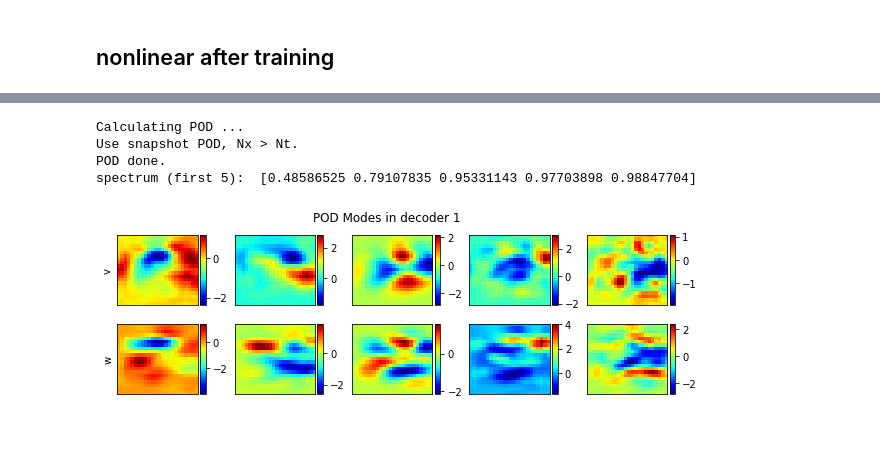
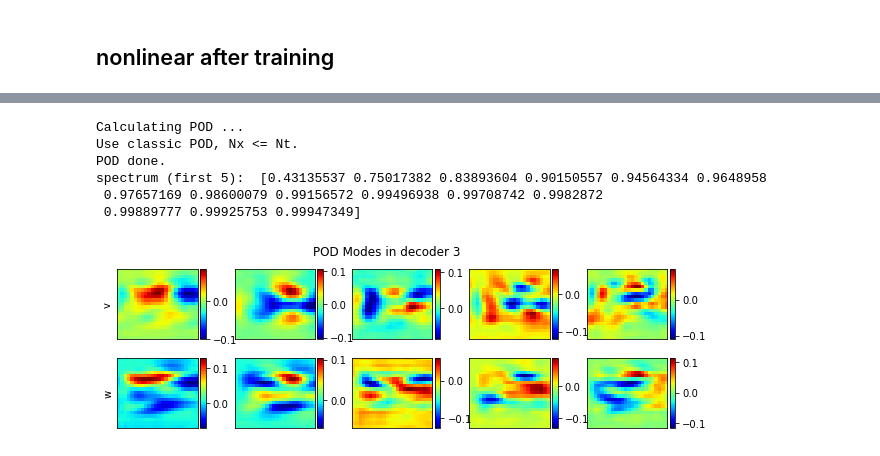
Before and after one commit to MagriLab/MD-CNN-AE, a Jupyter notebook: experiment.ipynb, the cells around one changed output, grey strips where cells are left out. Saved outputs shown, nothing was run; the diff lists cells and outputs as text; code cells hidden in the pictures.

```diff
--- a/experiment.ipynb
+++ b/experiment.ipynb
@@ -388,13 +479,13 @@ plt.show()
 hist_train_3 = []
 hist_val_3 = []
 # %%
-pat = 100 # EarlyStopping
+pat = 200 # EarlyStopping
 tempfn = './temp_training-nonlinear.h5'
 model_cb=ModelCheckpoint(tempfn, monitor='val_loss',save_best_only=True,verbose=0,save_weights_only=True)
 early_cb=EarlyStopping(monitor='val_loss', patience=pat,verbose=0)
 cb = [model_cb, early_cb]
 
-mdl_nonlinear.load_weights(tempfn)
+# mdl_nonlinear.load_weights('./temp_training-nonlinear.h5')
 # Training
 hist0 = mdl_nonlinear.fit(u_train[0,:,:,:,:], u_train[0,:,:,:,:],
                 epochs=nb_epoch,
@@ -468,8 +559,9 @@ total loss: 1.4975613355636597     mse loss: 1.4744977
 # %%
 plt.figure()
+for i in range(latent_dim):
+    plt.plot(latent_test_3[:,i],label=str(i+1))
+plt.xlim([0,600])
 plt.title('latent variables after training with nonlinear ae')
-plt.plot(latent_test_3[:,0],label='1')
-plt.plot(latent_test_3[:,1],label='2')
 plt.legend()
 plt.show()
 # %% [output]
@@ -534,0 +617,31 @@ plt.show()
+# %%
+fig,ax = plt.subplots(1,5,figsize=(12,2))
+fig.suptitle('nonlinear ae modes after training')
+ax[0].set_ylabel('v')
+for i, ax in enumerate(fig.axes):
+    if i < len(nonlinear_decoders):
+        m = nonlinear_decoders[i].predict(np.reshape(1,(1,1)))
+        im = ax.imshow(m[0,:,:,0],'jet')
+        ax.set_xticks([])
+        ax.set_yticks([])
+        ax.set_title(str(i+1))
+        ax_divider = make_axes_locatable(ax)
+        cax = ax_divider.append_axes("right", size="5%", pad="2%")
+        plt.colorbar(im,cax=cax)
+plt.tight_layout()
+
+
+fig,ax = plt.subplots(1,5,figsize=(12,2))
+fig.suptitle('nonlinear ae modes after training')
+ax[0].set_ylabel('w')
+for i, ax in enumerate(fig.axes):
+    if i < len(nonlinear_decoders):
+        m = nonlinear_decoders[i].predict(np.reshape(1,(1,1)))
+        im = ax.imshow(m[0,:,:,1],'jet')
+        ax.set_xticks([])
+        ax.set_yticks([])
+        ax.set_title(str(i+1))
+        ax_divider = make_axes_locatable(ax)
+        cax = ax_divider.append_axes("right", size="5%", pad="2%")
+        plt.colorbar(im,cax=cax)
+plt.tight_layout()
@@ -535,6 +651,6 @@ plt.show()
 # %%
 ## decompose ae modes
-which_decoder = 1-1
+which_decoder = 3-1
 PlotWhichVelocity = 'v'
 save_img = False
 vy = nonlinear_modes_trained[which_decoder,:,:,:,0]
@@ -560,37 +676,39 @@ grid0.axes_llc.set_yticks([])
 grid0.axes_llc.set_ylabel('v')
 iphi = 0
 for ax, cax in zip(grid0, grid0.cbar_axes):
     pltV = Q_POD[:,iphi];
     pltV = np.reshape(pltV,[2*Ny,Nz])
     im = ax.imshow(pltV[Ny:,:],'jet')
     cb = cax.colorbar(im)
     iphi += 1
 # w
 grid1 = ImageGrid(fig1,212,share_all=True,nrows_ncols=(1, 5),axes_pad=0.4,label_mode="1",cbar_location="right",cbar_mode="each",cbar_size="7%",cbar_pad="3%")
 grid1.axes_llc.set_xticks([])
 grid1.axes_llc.set_yticks([])
 grid1.axes_llc.set_ylabel('w')
 iphi = 0
 for ax, cax in zip(grid1, grid1.cbar_axes):
     pltV = Q_POD[:,iphi];
     pltV = np.reshape(pltV,[2*Ny,Nz])
     im = ax.imshow(pltV[0:Ny,:],'jet')
     cb = cax.colorbar(im)
     iphi += 1
 
 
 ## Spectrum
 energy_1 = np.cumsum(lam/np.sum(lam))
-print('spectrum (first 5): ', energy_1[:5])
+print('spectrum (first 5): ', energy_1[:15])
 
 
 plt.show()
 # %% [output]
 Calculating POD ...
-Use snapshot POD, Nx > Nt.
+Use classic POD, Nx <= Nt.
 POD done.
-spectrum (first 5):  [0.48586525 0.79107835 0.95331143 0.97703898 0.98847704]
+spectrum (first 5):  [0.43135537 0.75017382 0.83893604 0.90150557 0.94564334 0.9648958
+ 0.97657169 0.98600079 0.99156572 0.99496938 0.99708742 0.9982872
+ 0.99889777 0.99925753 0.99947349]
-[figure, old version]
+[figure, new version]
 # %%
 ## decompose ae modes
 which_decoder = 2-1
```
Also changed, not shown: parts of 37 cells of this notebook, 12 other files.
